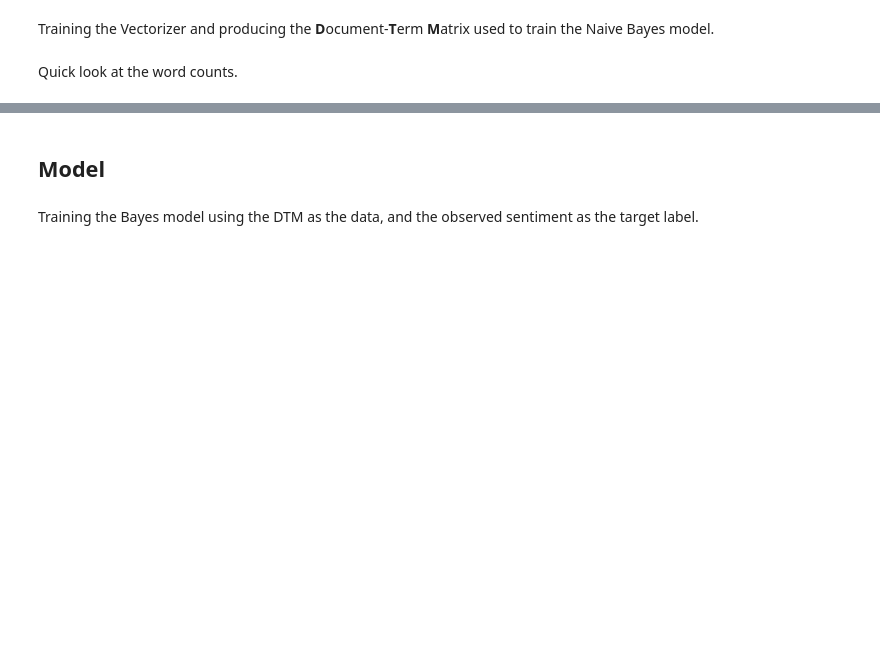
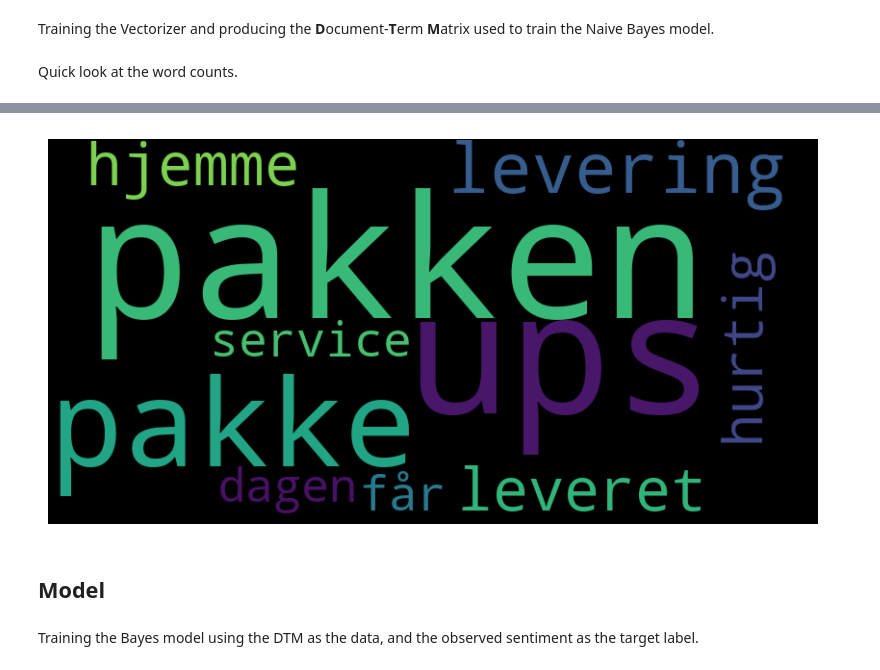
Before and after one commit to TheAgns/ExamProjectDataScience, a Jupyter notebook: bayes.ipynb, the cells around one changed output, grey strips where cells are left out. Drawn from its saved outputs; the diff is of its cells as text; code cells hidden in the pictures; blank space fills up the shorter version.

Commit message:
adds wordcloud

```diff
--- a/bayes.ipynb
+++ b/bayes.ipynb
@@ -52,7 +53,7 @@ dtm = vectorizer.fit_transform(X_train)
 # %% [markdown]
 Quick look at the word counts.
 # %%
-def print_top_words(vectorizer, dtm, n=10):
+def get_top_words(vectorizer, dtm, n=10):
     # sum the columns of X to get the count of each word
     word_count = np.sum(dtm, axis=0)
 
@@ -68,7 +69,6 @@ def print_top_words(vectorizer, dtm, n=10):
     sorted_word_count = word_count[sorted_indices]
 
     # I assume it's faster to zip two reduced arrays than to zip the whole thing
-    for e in zip(sorted_features[:n], sorted_word_count[:n]):
-        print(e)
+    return list(zip(sorted_features[:n], sorted_word_count[:n]))
 # %%
-print_top_words(vectorizer, dtm)
+top_words = get_top_words(vectorizer, dtm)
@@ -86,3 +89,16 @@ print_top_words(vectorizer, dtm)
+# %%
+def generate_wordcloud(top_words):
+    word_freq = dict(top_words)
+    wordcloud = WordCloud(width=800, height=400).generate_from_frequencies(word_freq)
+    # display the generated word cloud using matplotlib
+    plt.figure(figsize=(10, 5))
+    plt.imshow(wordcloud, interpolation='bilinear')
+    plt.axis('off')
+    plt.show()
+# %%
+generate_wordcloud(top_words)
+# %% [output]
+[figure, added]
 # %% [markdown]
 ## Model
 # %%
```
Also changed, not shown: parts of 4 cells of this notebook, 3 other files.
